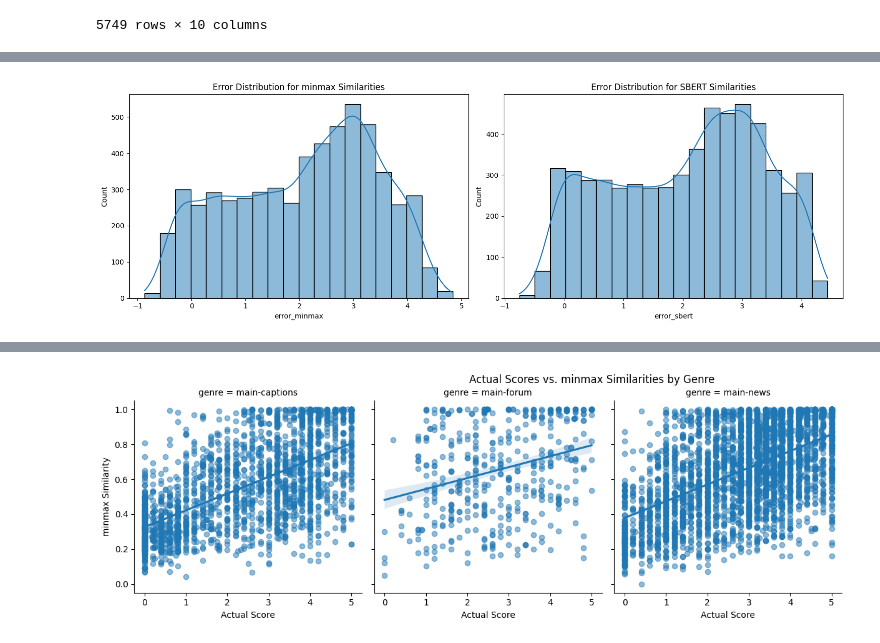
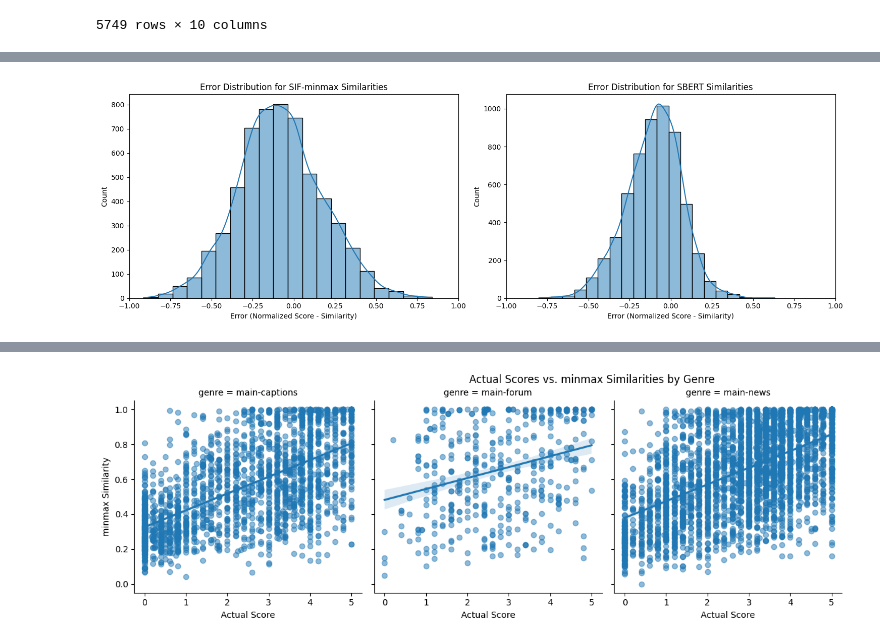
Before and after one commit to dj-sorry/SIF-minmax-vs-sbert, a Jupyter notebook: notebooks/240705.ipynb, the cells around one changed output, grey strips where cells are left out. Drawn from its saved outputs; the diff is of its cells as text; code cells hidden in the pictures.

```diff
--- a/notebooks/240705.ipynb
+++ b/notebooks/240705.ipynb
@@ -185,19 +117,27 @@ plt.show()
 # %%
-# Error Analysis
-df_sts['error_minmax'] = df_sts['score'] - df_sts['minmax_similarity']
-df_sts['error_sbert'] = df_sts['score'] - df_sts['sbert_similarity']
 
-plt.figure(figsize=(15, 5))
+def analyze_errors(df_sts):
+    df_sts['score_normalized'] = df_sts['score'] / 5
+    df_sts['error_minmax'] = df_sts['score_normalized'] - df_sts['minmax_similarity']
+    df_sts['error_sbert'] = df_sts['score_normalized'] - df_sts['sbert_similarity']
 
-plt.subplot(1, 2, 1)
-sns.histplot(df_sts['error_minmax'], bins=20, kde=True)
-plt.title('Error Distribution for minmax Similarities')
+    plt.figure(figsize=(15, 5))
 
-plt.subplot(1, 2, 2)
-sns.histplot(df_sts['error_sbert'], bins=20, kde=True)
-plt.title('Error Distribution for SBERT Similarities')
+    plt.subplot(1, 2, 1)
+    sns.histplot(df_sts['error_minmax'], bins=20, kde=True)
+    plt.title('Error Distribution for SIF-minmax Similarities')
+    plt.xlabel('Error (Normalized Score - Similarity)')
+    plt.xlim(-1, 1)
 
-plt.tight_layout()
-plt.show()
+    plt.subplot(1, 2, 2)
+    sns.histplot(df_sts['error_sbert'], bins=20, kde=True)
+    plt.title('Error Distribution for SBERT Similarities')
+    plt.xlabel('Error (Normalized Score - Similarity)')
+    plt.xlim(-1, 1)
+
+    plt.tight_layout()
+    plt.show()
+
+analyze_errors(df_sts)
 # %% [output]
-[figure, old version]
+[figure, new version]
```
Also changed, not shown: parts of 17 cells of this notebook.
